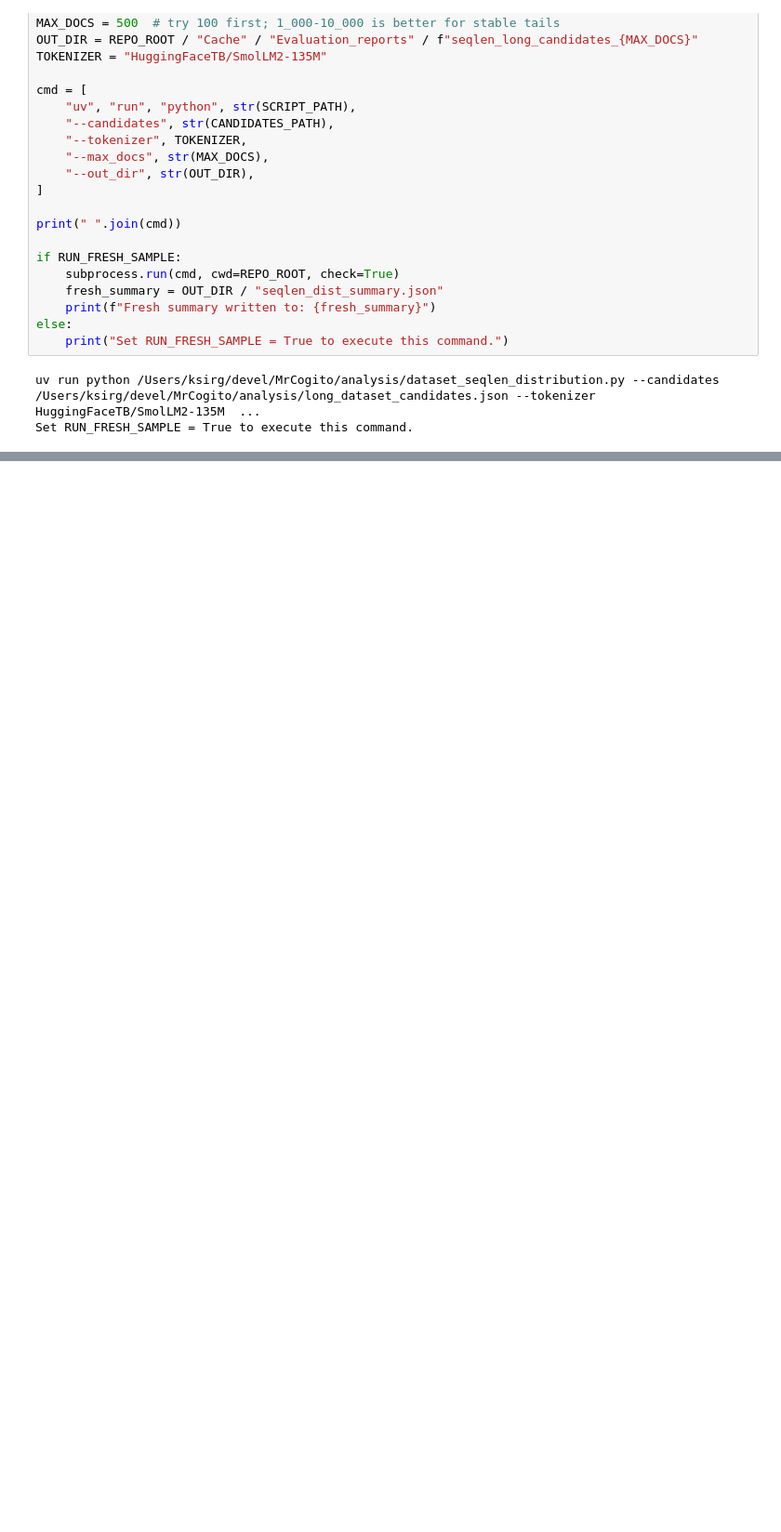
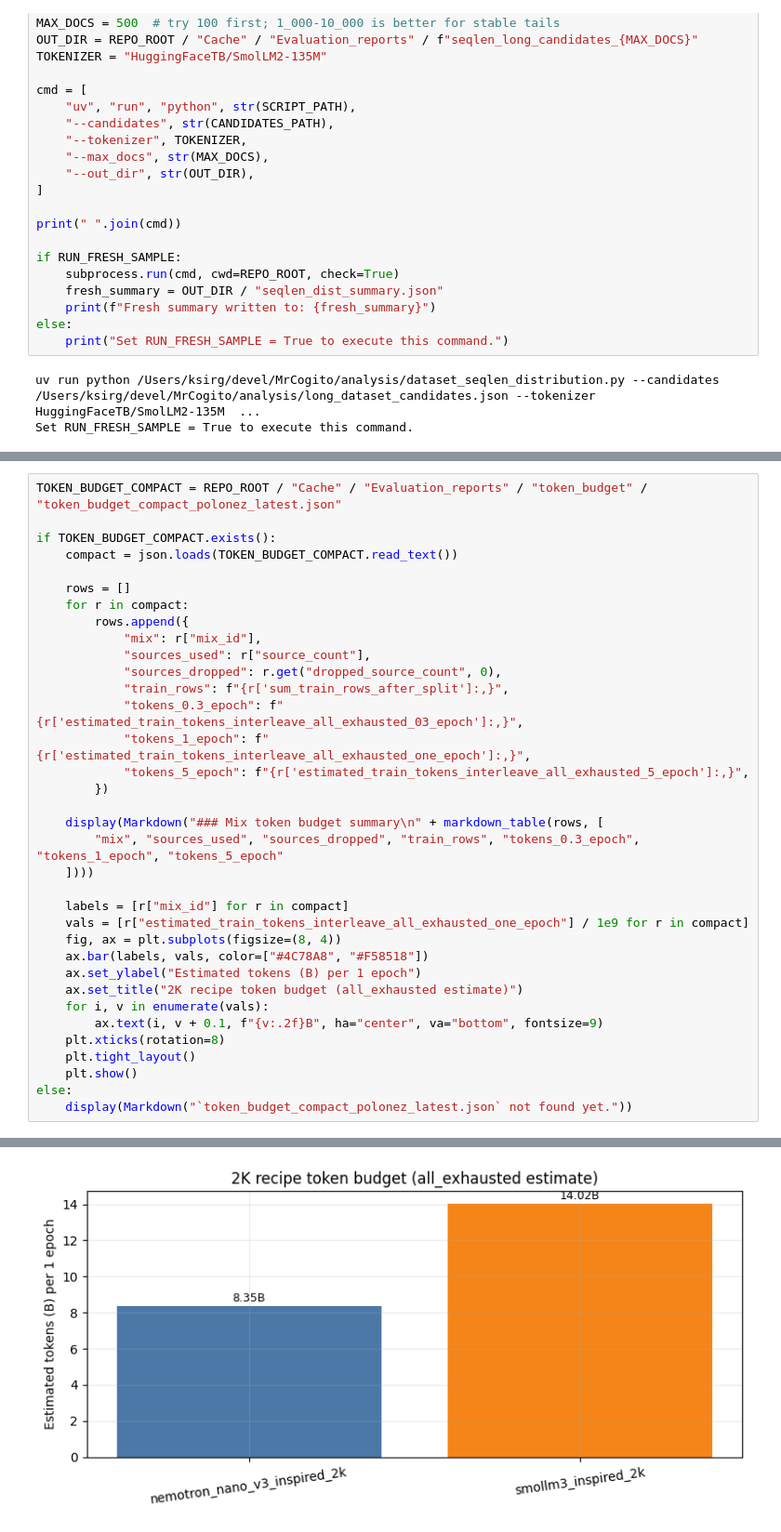
Before and after one commit to ksopyla/MrCogito, a Jupyter notebook: playground/long_dataset_seq_len_analysis.ipynb, the cells around one changed output, grey strips where cells are left out. Shown at 93% size. Saved outputs shown, nothing was run; the diff lists cells and outputs as text; blank space fills up the shorter version.

```diff
--- a/playground/long_dataset_seq_len_analysis.ipynb
+++ b/playground/long_dataset_seq_len_analysis.ipynb
@@ -890,0 +918,36 @@ For a sliding-window decoder with last-K local context, useful training data nee
+# %%
+TOKEN_BUDGET_COMPACT = REPO_ROOT / "Cache" / "Evaluation_reports" / "token_budget" / "token_budget_compact_polonez_latest.json"
+
+if TOKEN_BUDGET_COMPACT.exists():
+    compact = json.loads(TOKEN_BUDGET_COMPACT.read_text())
+
+    rows = []
+    for r in compact:
+        rows.append({
+            "mix": r["mix_id"],
+            "sources_used": r["source_count"],
+            "sources_dropped": r.get("dropped_source_count", 0),
+            "train_rows": f"{r['sum_train_rows_after_split']:,}",
+            "tokens_0.3_epoch": f"{r['estimated_train_tokens_interleave_all_exhausted_03_epoch']:,}",
+            "tokens_1_epoch": f"{r['estimated_train_tokens_interleave_all_exhausted_one_epoch']:,}",
+            "tokens_5_epoch": f"{r['estimated_train_tokens_interleave_all_exhausted_5_epoch']:,}",
+        })
+
+    display(Markdown("### Mix token budget summary\n" + markdown_table(rows, [
+        "mix", "sources_used", "sources_dropped", "train_rows", "tokens_0.3_epoch", "tokens_1_epoch", "tokens_5_epoch"
+    ])))
+
+    labels = [r["mix_id"] for r in compact]
+    vals = [r["estimated_train_tokens_interleave_all_exhausted_one_epoch"] / 1e9 for r in compact]
+    fig, ax = plt.subplots(figsize=(8, 4))
+    ax.bar(labels, vals, color=["#4C78A8", "#F58518"])
+    ax.set_ylabel("Estimated tokens (B) per 1 epoch")
+    ax.set_title("2K recipe token budget (all_exhausted estimate)")
+    for i, v in enumerate(vals):
+        ax.text(i, v + 0.1, f"{v:.2f}B", ha="center", va="bottom", fontsize=9)
+    plt.xticks(rotation=8)
+    plt.tight_layout()
+    plt.show()
+else:
+    display(Markdown("`token_budget_compact_polonez_latest.json` not found yet."))
+# %% [output]
@@ -890,0 +959 @@ For a sliding-window decoder with last-K local context, useful training data nee
+[figure, added]
```
Also changed, not shown: parts of 10 cells of this notebook, 5 other files.
